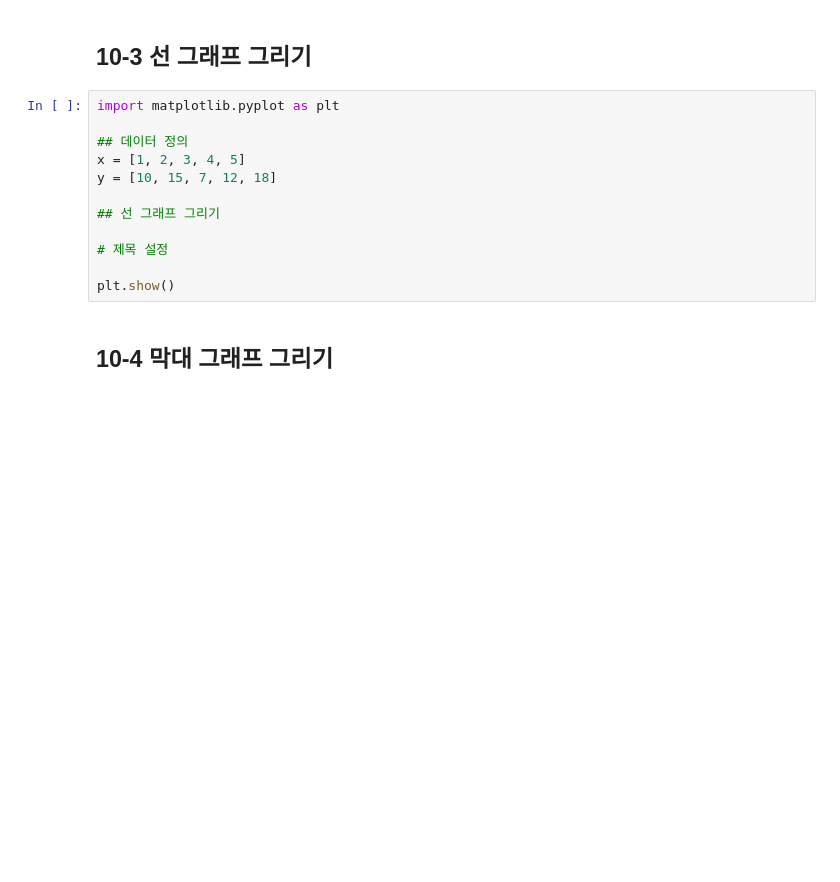
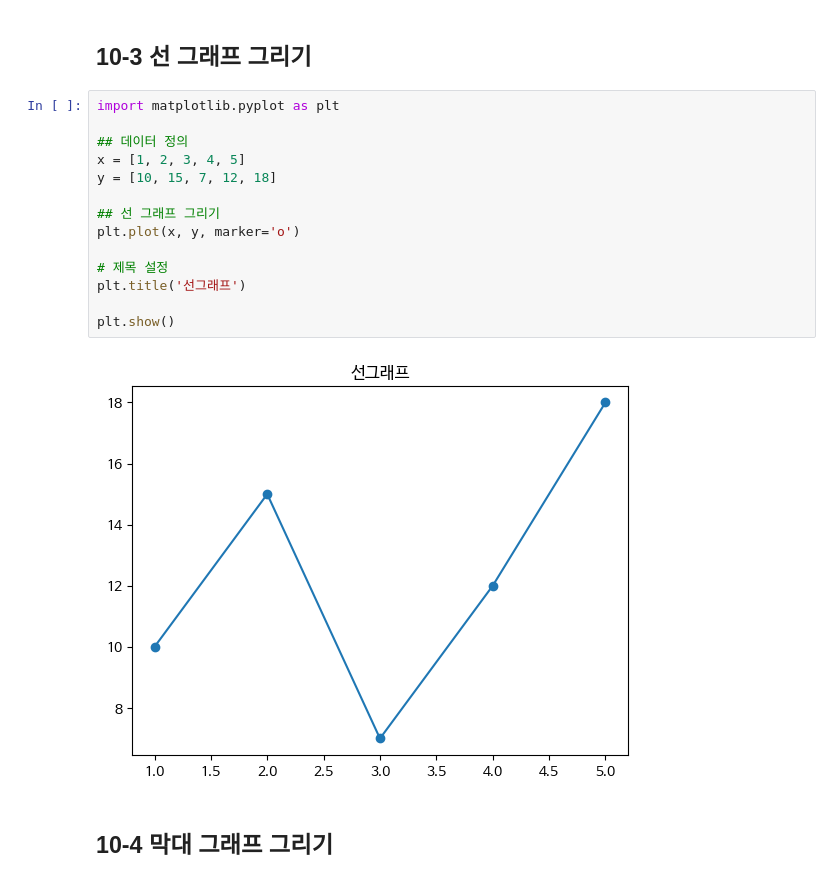
Before and after one commit to ssunm2/Data-Analysis-with-Open-Source, a Jupyter notebook: 오픈소스_데이터_분석_10강.ipynb, the cells around one changed output. Cells and saved outputs as stored; diff of their text form; blank space fills up the shorter version.

```diff
--- a/오픈소스_데이터_분석_10강.ipynb
+++ b/오픈소스_데이터_분석_10강.ipynb
@@ -91,14 +102,18 @@ data = {
 # %%
 import matplotlib.pyplot as plt
 
 ## 데이터 정의
 x = [1, 2, 3, 4, 5]
 y = [10, 15, 7, 12, 18]
 
 ## 선 그래프 그리기
+plt.plot(x, y, marker='o')
 
 # 제목 설정
+plt.title('선그래프')
 
 plt.show()
+# %% [output]
+[figure, added]
 # %% [markdown]
 ## 10-4 막대 그래프 그리기
```
Also changed, not shown: parts of 23 cells of this notebook.
